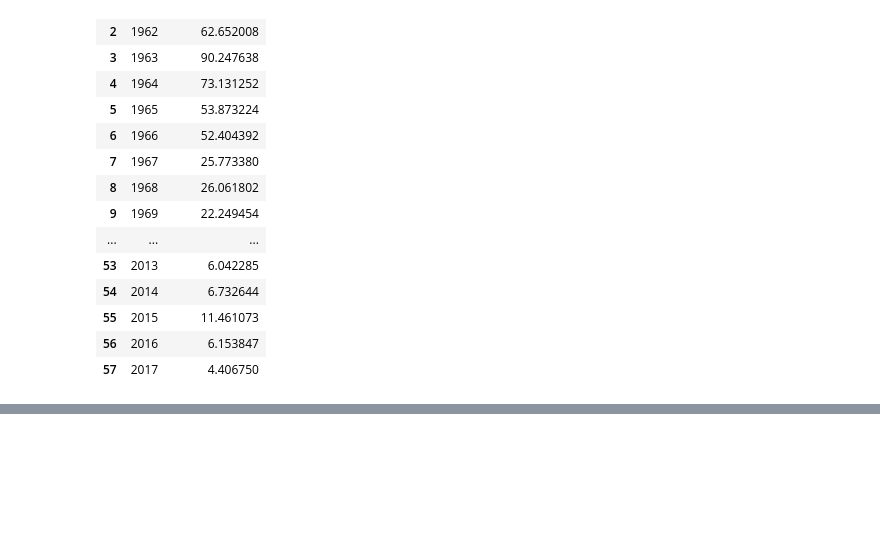
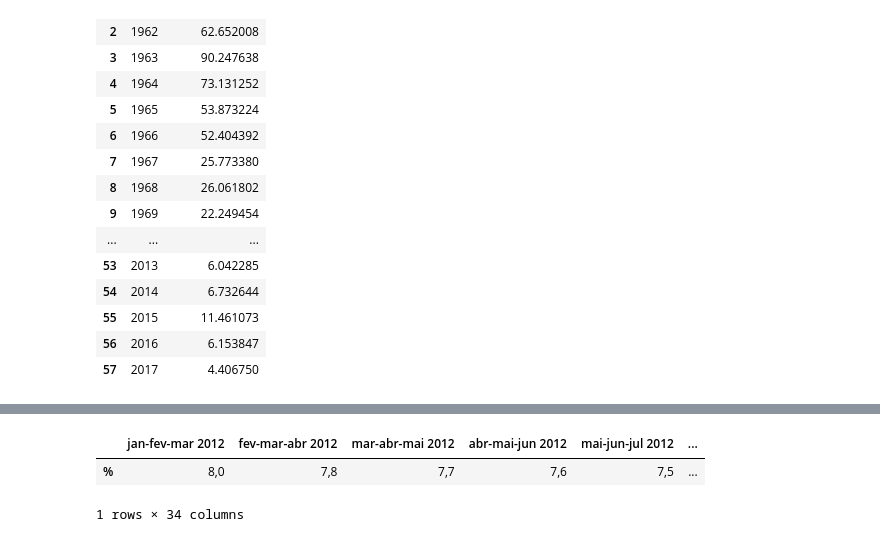
Before and after one commit to felipebns/P2_Cdados, a Jupyter notebook: p2_cdados.ipynb, the cells around one changed output, grey strips where cells are left out. Saved outputs shown, nothing was run; the diff lists cells and outputs as text; code cells hidden in the pictures; blank space fills up the shorter version.

```diff
--- a/p2_cdados.ipynb
+++ b/p2_cdados.ipynb
@@ -135,3 +191,9 @@ homicidio[10000:10100] # coluna homicidio_doloso traz informações do target
+# %%
+desemprego_2012
+# %% [output]
+|  | jan-fev-mar 2012 | fev-mar-abr 2012 | mar-abr-mai 2012 | abr-mai-jun 2012 | mai-jun-jul 2012 | ... |
+| % | 8,0 | 7,8 | 7,7 | 7,6 | 7,5 | ... |
+1 rows × 34 columns
 # %%
 ivs = bd.read_table(dataset_id='br_ipea_avs',
 table_id='municipio',
```
Also changed, not shown: parts of 19 cells of this notebook.
